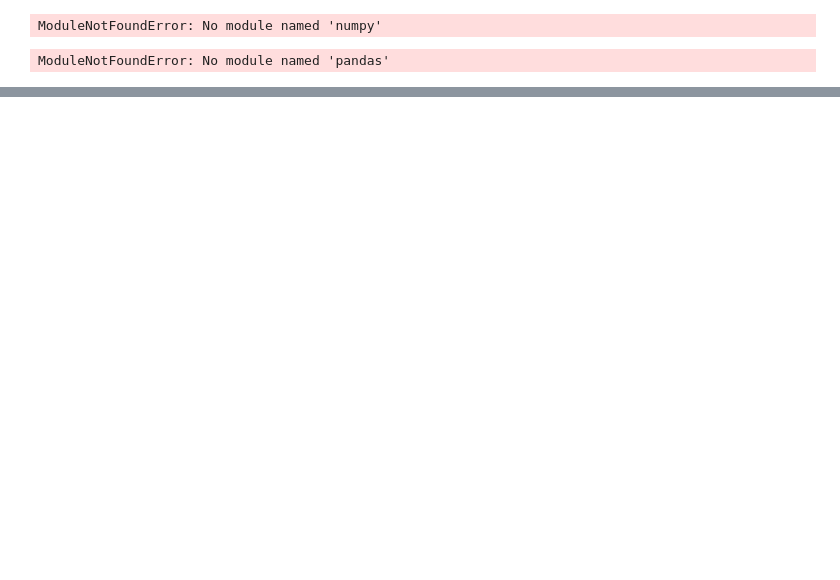
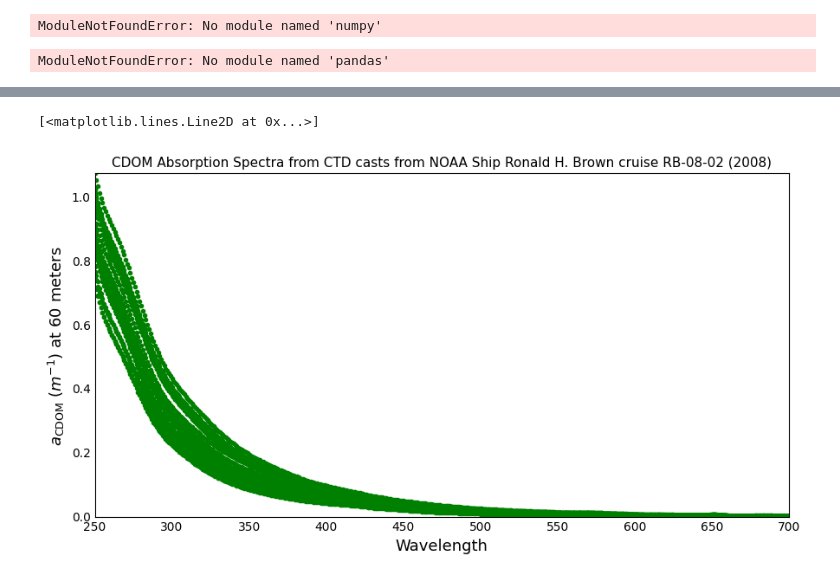
Before and after one commit to byruby-flatlantic143/MUREP-In-Progress-Notebooks, a Jupyter notebook: CDOM Spectral Plots - 2008.ipynb, the cells around one changed output, grey strips where cells are left out. Cells and saved outputs as stored; diff of their text form; code cells hidden in the pictures; blank space fills up the shorter version.

```diff
--- a/CDOM Spectral Plots - 2008.ipynb
+++ b/CDOM Spectral Plots - 2008.ipynb
@@ -177,3 +164,68 @@ plt.tight_layout()
 plt.plot(x, y,'r.')
 # %% [output]
 ModuleNotFoundError: No module named 'pandas'
+# %%
+# setting up an empty figure which I can import data into later (testing that all functions are working properly)
+# importing example csv
+import numpy as np
+import pandas as pd #the csv reading library
+import matplotlib.pyplot as plt #the plotting library
+import glob #to get file names
+import os
+from pandas import Series
+import seaborn as sns
+from sklearn.linear_model import LinearRegression
+from math import sin, cos, sqrt, atan2, radians
+#import cmocean.cm as cmo
+# get the current working directory
+current_working_directory = os.getcwd()
+
+# print output to the console
+print(current_working_directory)
+
+df = pd.read_csv('./Data/NASA MUREP/Spectral CDOM Repos and CSVs/CDOM_Absorp.csv', sep=',')
+rawdata = df[["Wavelength","ag_60m"]]  #df.loc['250':'700', ['Wavelength', 'ag_60m']]
+print(rawdata)
+data = rawdata.replace(r'^([A-Za-z])', np.NaN, regex=True)
+print(data)
+data.dropna(inplace=True)
+
+data=data.astype({'Wavelength':'float'})
+data=data.astype({'ag_60m':'float'})
+
+print(data)
+
+fig = plt.figure(figsize=(9,9))
+ax = fig.add_subplot(212) # What does this mean?
+ax.set_xlabel('Wavelength', fontsize=13)
+ax.set_ylabel('$a_{\mathrm{CDOM}}$ ($m^{-1}$) at 60 meters', fontsize=13) # What does this mean?
+ax.set_title('CDOM Absorption Spectra from CTD casts from NOAA Ship Ronald H. Brown cruise RB-08-02 (2008)', fontsize=11)
+# TODO - find a correct dataset that contains similar values
+plt.grid(False)
+
+x = data['Wavelength']
+y = data['ag_60m']
+print(x,y)
+
+xmin = np.min(x)
+xmax = np.max(x)
+ymin = np.min(y)
+ymax = np.max(y)
+
+num_ticks = 10
+x_ticks_positions = np.linspace(xmin, xmax, num_ticks)
+
+# Create a list of x-axis tick labels starting from the second tick position
+# Adjust the format as needed (e.g., '{:.1f}' for one decimal place)
+x_ticks_labels = ['{:.0f}'.format(tick) for tick in x_ticks_positions]
+ax.set_xticks(x_ticks_positions)
+ax.set_xticklabels(x_ticks_labels)
+
+print(xmin,xmax,ymin,ymax)
+ax.set_ylim(ymin, ymax)
+ax.set_xlim(xmin, xmax)
+
+
+plt.tight_layout()
+plt.plot(x, y,'g.')
+# %% [output]
@@ -180,3 +249,5 @@ ModuleNotFoundError: No module named 'pandas'
+[<matplotlib.lines.Line2D at 0x...>]
+[figure, added]
 # %%
 # setting up an empty figure which I can import data into later (testing that all functions are working properly)
 # importing example csv
```
Also changed, not shown: parts of 8 cells of this notebook.
